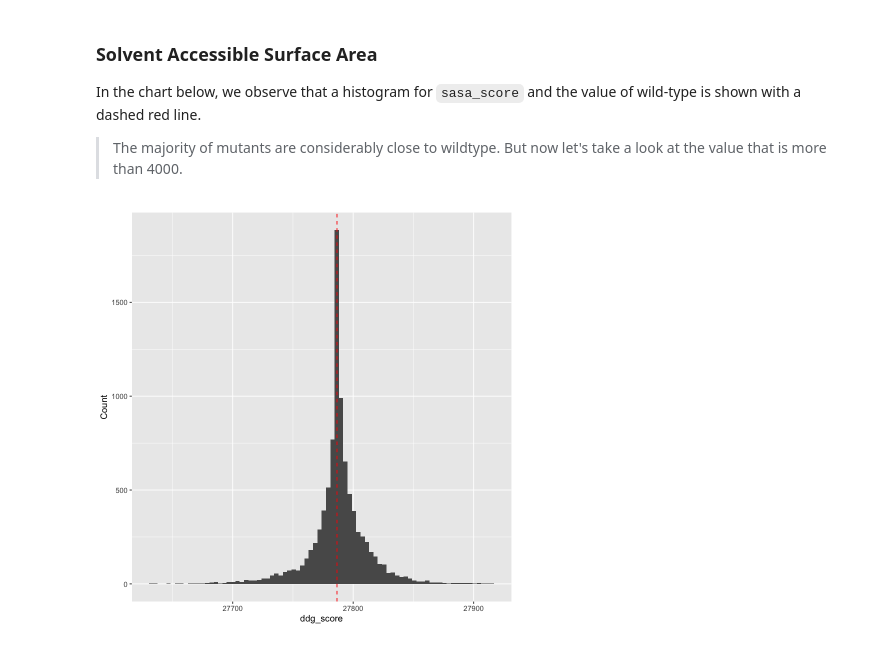
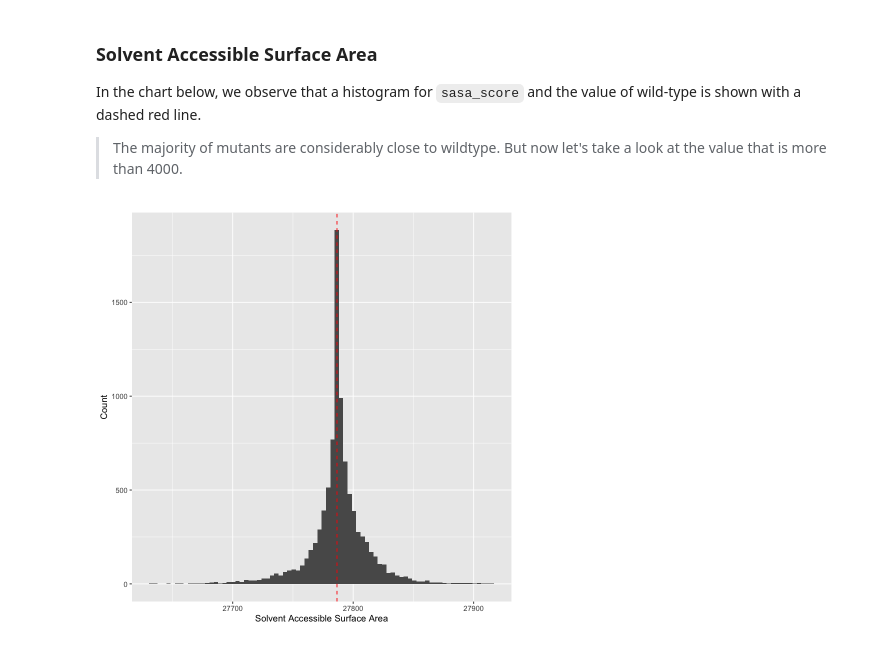
Before and after one commit to redradman/OneAAatATime, a Jupyter notebook: Analysis.ipynb, the cells around one changed output. Saved outputs shown, nothing was run; the diff lists cells and outputs as text; code cells hidden in the pictures.

Commit message:
clean charts

```diff
--- a/Analysis.ipynb
+++ b/Analysis.ipynb
@@ -355,11 +355,11 @@ In the chart below, we observe that a histogram for `sasa_score` and the value o
 # %%
 wildtype <- filter(data, type == "wild_type")
 wildtype_sasa_score <- wildtype$sasa_score
 
 # Create a histogram for the ddg_score values for the mutants
 ggplot(data, aes(x = sasa_score)) +
   geom_histogram(bins = 80) +
   geom_vline(xintercept = wildtype_sasa_score, color = "red", linetype = "dashed") +
-  labs(x = "ddg_score", y = "Count")
+  labs(x = "Solvent Accessible Surface Area", y = "Count")
 # %% [output]
-[figure, old version]
+[figure, new version]
```
Also changed, not shown: parts of 3 cells of this notebook.
